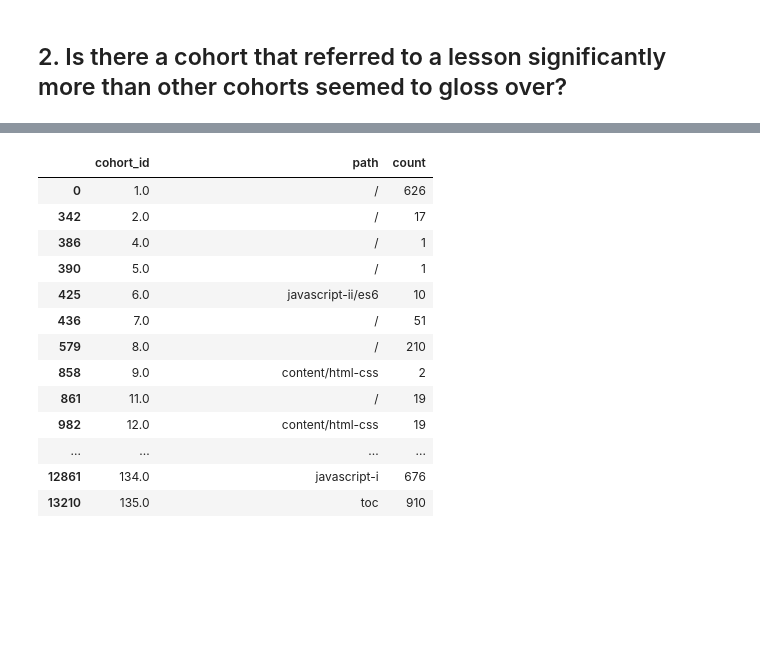
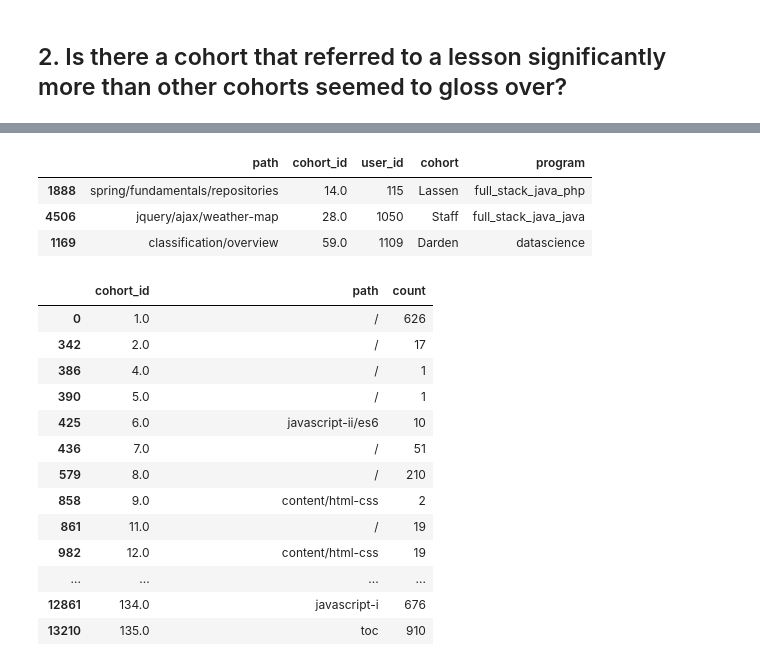
Before and after one commit to Anomaly-detection-project-RD/anomaly_detection, a Jupyter notebook: rosendo_anomaly_project_v3.ipynb, the cells around one changed output, grey strips where cells are left out. Saved outputs shown, nothing was run; the diff lists cells and outputs as text; code cells hidden in the pictures; blank space fills up the shorter version.

```diff
--- a/rosendo_anomaly_project_v3.ipynb
+++ b/rosendo_anomaly_project_v3.ipynb
@@ -109,3 +124,10 @@ w.most_accessed_lesson(df)
+# %%
+wrangle.question_two(df)
+# %% [output]
+|  | path | cohort_id | user_id | cohort | program |
+| 1888 | spring/fundamentals/repositories | 14.0 | 115 | Lassen | full_stack_java_php |
+| 4506 | jquery/ajax/weather-map | 28.0 | 1050 | Staff | full_stack_java_java |
+| 1169 | classification/overview | 59.0 | 1109 | Darden | datascience |
 # %%
 # Use the function to find the most referred lesson per cohort
 w.most_referred_lesson(df)
```
Also changed, not shown: parts of 8 cells of this notebook.
